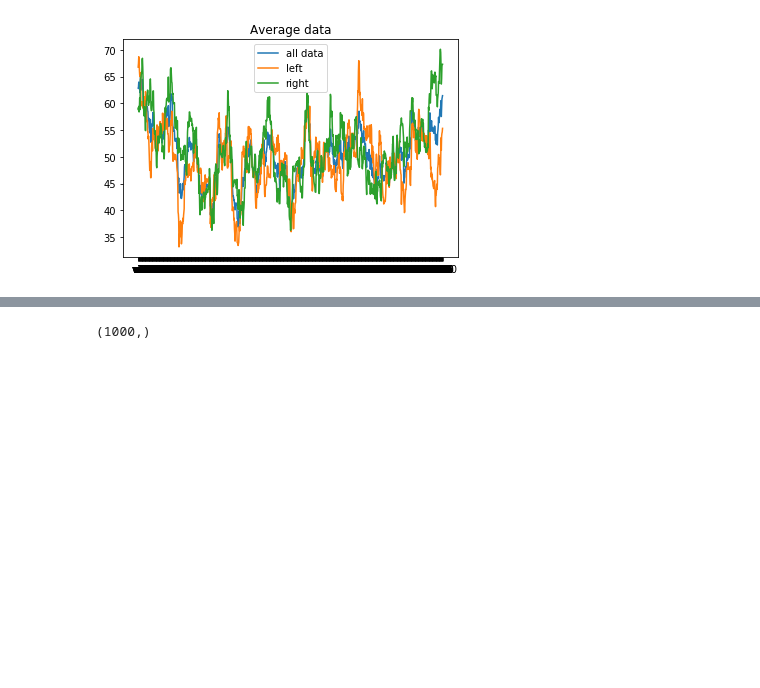
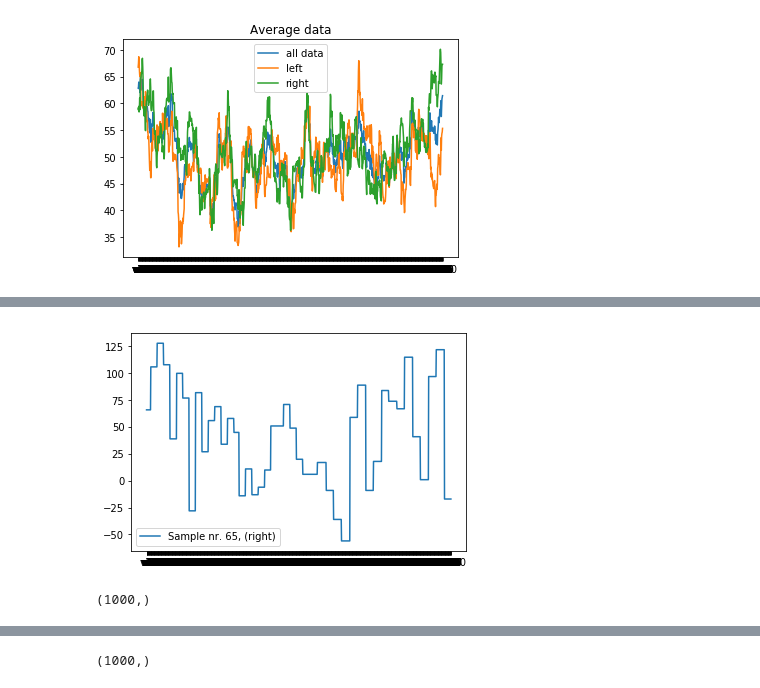
Before and after one commit to sytzewest/EEG-RobotArm-ProjectInnovate, a Jupyter notebook: Processing/EEG.ipynb, the cells around one changed output, grey strips where cells are left out. Cells and saved outputs as stored; diff of their text form; code cells hidden in the pictures; blank space fills up the shorter version.

```diff
--- a/Processing/EEG.ipynb
+++ b/Processing/EEG.ipynb
@@ -38 +43,11 @@ print (input.shape)
 (1000,)
+# %%
+input2 = rdf.iloc[65]
+v = "Sample nr. 65, (%s)" % (df.iloc[65].label)
+plt.plot(input2, label=v)
+plt.legend()
+plt.show()
+print (input2.shape)
+# %% [output]
+[figure, added]
+(1000,)
```
Also changed, not shown: parts of 3 cells of this notebook.
